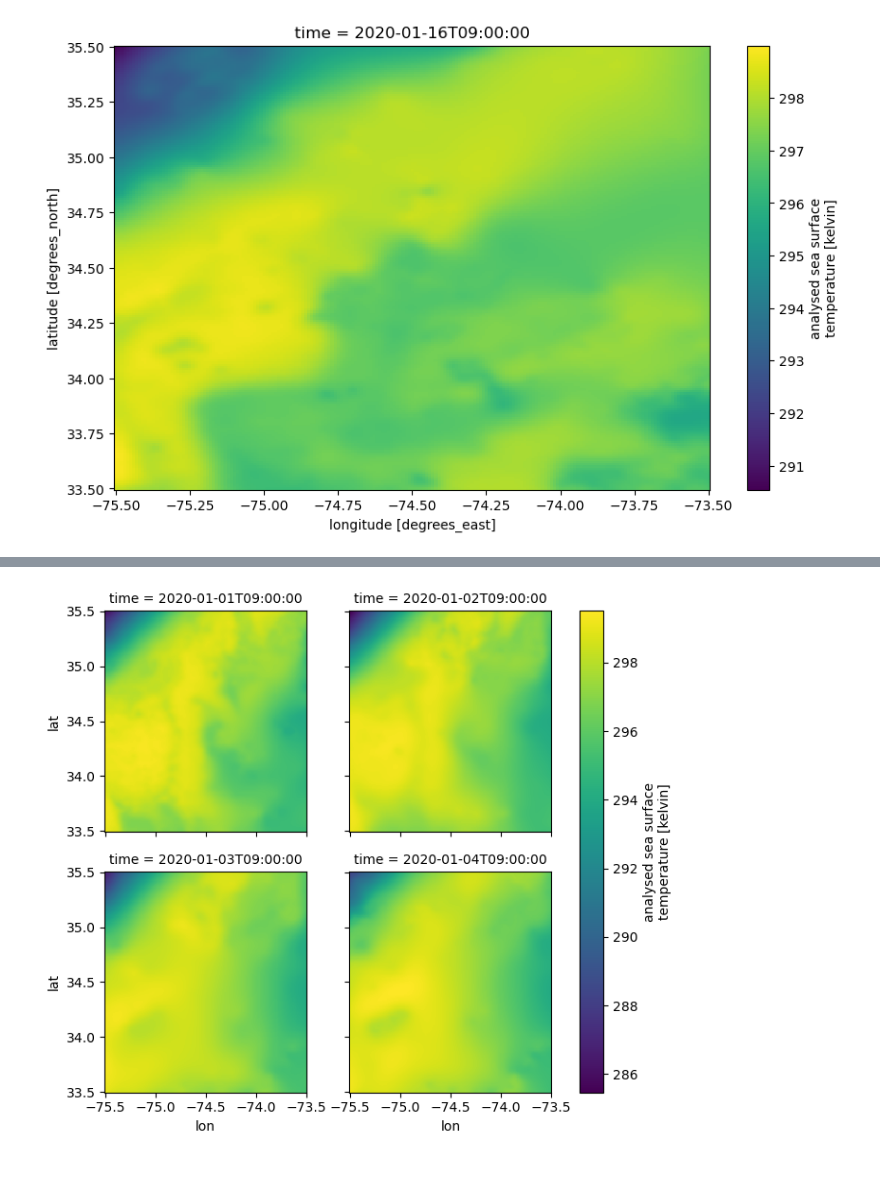
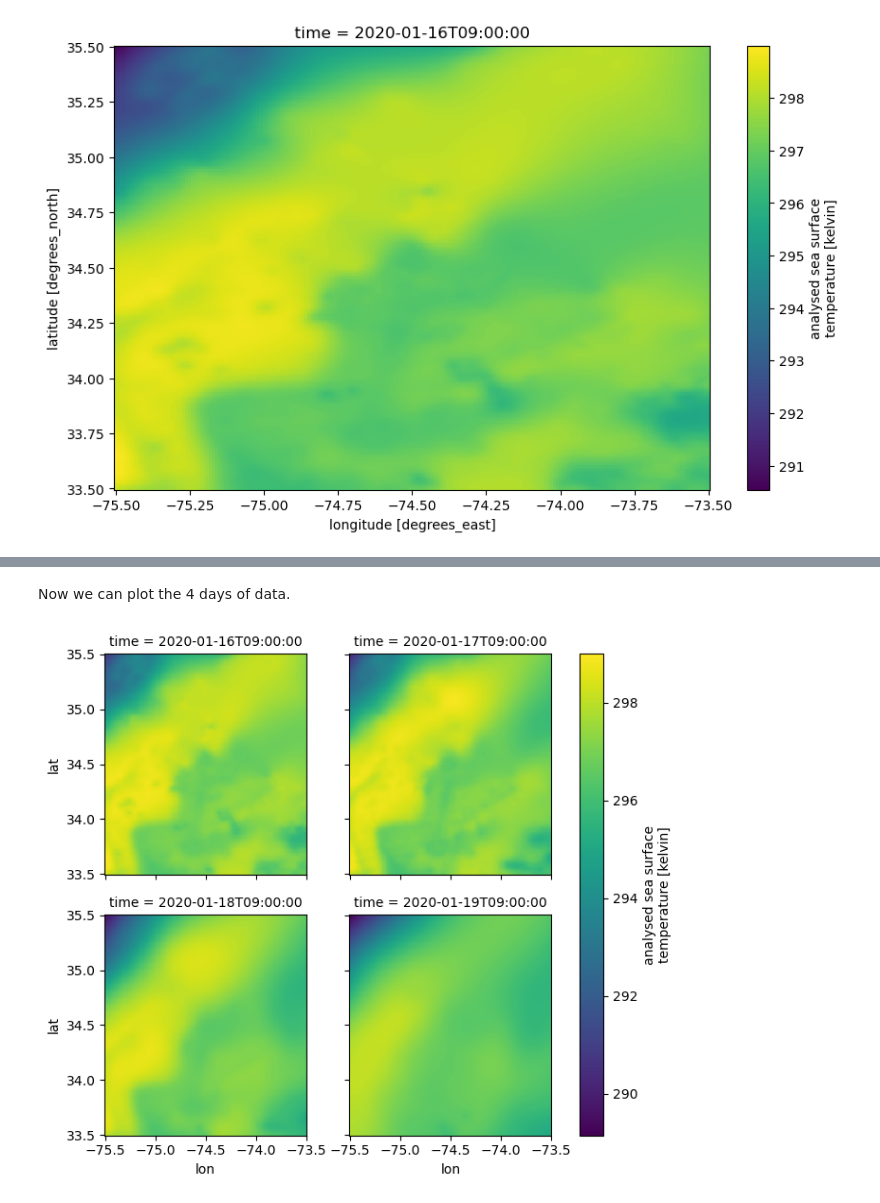
Before and after one commit to nmfs-opensci/EDMW-EarthData-Workshop-2024, a Jupyter notebook: tutorials/python/2-subset-and-plot.ipynb, the cells around one changed output, grey strips where cells are left out. Drawn from its saved outputs; the diff is of its cells as text; code cells hidden in the pictures; blank space fills up the shorter version.

```diff
--- a/tutorials/python/2-subset-and-plot.ipynb
+++ b/tutorials/python/2-subset-and-plot.ipynb
@@ -31,6 +25,12 @@ from pprint import pprint
 
 import earthaccess
 import xarray as xr
+xr.set_options(display_expand_attrs=False)
+import matplotlib.pyplot as plt
+import cartopy.crs as ccrs
+import cartopy.feature as cfeature
+
+%matplotlib inline
 # %% [markdown]
 ## Authenticate to NASA Earthdata
 
@@ -46,11 +46,14 @@ if not auth.authenticated:
 # %%
 short_name = 'MUR-JPL-L4-GLOB-v4.1'
 version = "4.1"
-date_start = "2020-01-01"
-date_end = "2020-04-01"
+date_start = "2020-01-16"
+date_end = "2020-12-16"
 date_range = (date_start, date_end)
 # min lon, min lat, max lon, max lat
 bbox = (-75.5, 33.5, -73.5, 35.5)
+
+# For reference (e.g., to visualize in https://geojson.io/), here is a GeoJSON representing the above bounding box:
+# {"type": "FeatureCollection", "features": [{"type": "Feature", "properties": {}, "geometry": {"type": "LineString", "bbox": [-127.0761, 31.6444, -113.9039, 42.631], "coordinates": [[-113.9039, 42.631], [-127.0761,42.631], [-127.0761, 31.6444], [-113.9039, 31.6444], [-113.9039, 42.631]]}}]}
 
 results = earthaccess.search_data(
     short_name = short_name,
@@ -165,4 +173,4 @@ When we open multiple files, we use `open_mfdataset()`. Once again, we are doing
 # %%
-fileset = earthaccess.open(results[0:6])
-ds = xr.open_mfdataset(fileset[0:5])
+fileset = earthaccess.open(results[0:4])
+ds = xr.open_mfdataset(fileset)
 # %% [output]
@@ -533,4 +300,6 @@ grid
+# %% [markdown]
+Now we can plot the 4 days of data.
 # %%
-ds_subset_time['analysed_sst'].plot(x='lon', y='lat', col="time", col_wrap=2);
+ds_subset['analysed_sst'].plot(x='lon', y='lat', col="time", col_wrap=2);
 # %% [output]
-[figure, old version]
+[figure, new version]
```
Also changed, not shown: parts of 19 cells of this notebook, 30 other files.
